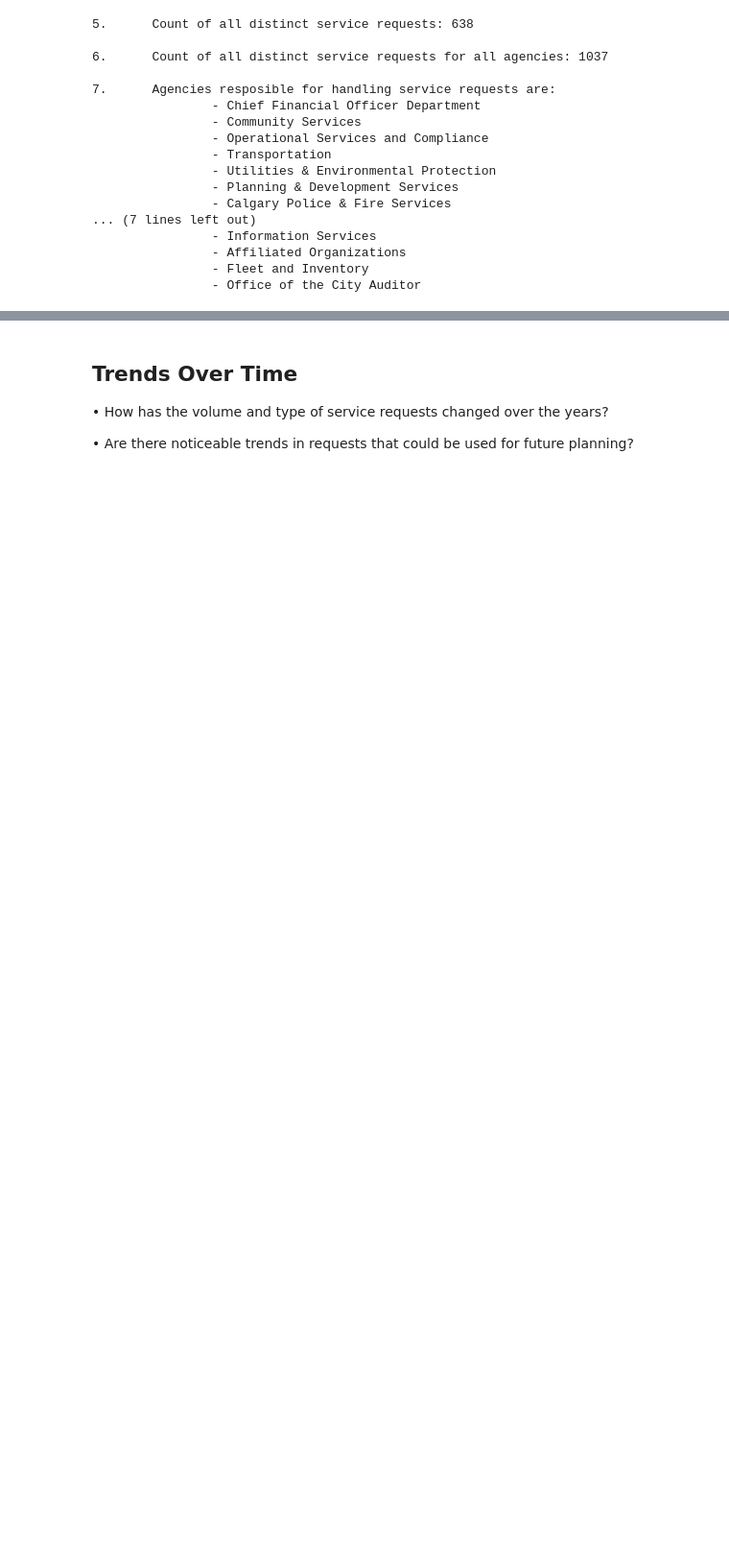
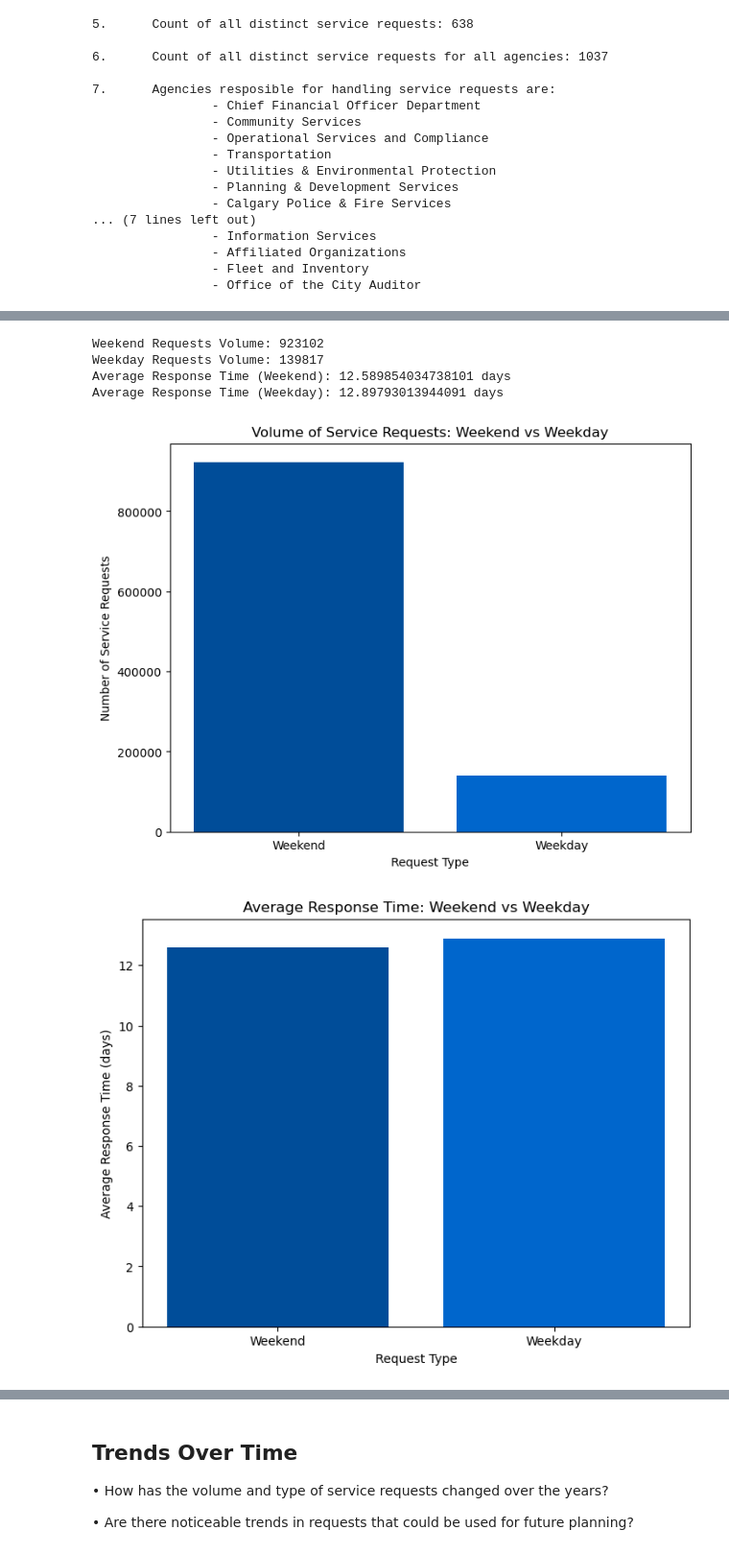
Before and after one commit to AnithaUofC/311ServiceRequests, a Jupyter notebook: 311DataWrangling.ipynb, the cells around one changed output, grey strips where cells are left out. Shown at 96% size. Cells and saved outputs as stored; diff of their text form; code cells hidden in the pictures; blank space fills up the shorter version.

```diff
--- a/311DataWrangling.ipynb
+++ b/311DataWrangling.ipynb
@@ -1149,0 +756,44 @@ print(weekend_trends)
+# %%
+# Separate weekend and weekday requests
+weekend_requests = df[df['is_weekend_request']]
+weekday_requests = df[~df['is_weekend_request']]
+
+# Calculate the volume of service requests for weekends and weekdays
+weekend_volume = weekend_requests.shape[0]
+weekday_volume = weekday_requests.shape[0]
+
+# Calculate the average response time for weekends and weekdays
+average_response_time_weekend = weekend_requests['response_time'].mean()
+average_response_time_weekday = weekday_requests['response_time'].mean()
+
+# Display the results
+print(f'Weekend Requests Volume: {weekend_volume}')
+print(f'Weekday Requests Volume: {weekday_volume}')
+print(f'Average Response Time (Weekend): {average_response_time_weekend} days')
+print(f'Average Response Time (Weekday): {average_response_time_weekday} days')
+
+# Plotting the volume of service requests
+volumes = [weekend_volume, weekday_volume]
+labels = ['Weekend', 'Weekday']
+plt.figure(figsize=(8, 6))
+plt.bar(labels, volumes, color=['#004D99', '#0066CC'])
+plt.xlabel('Request Type')
+plt.ylabel('Number of Service Requests')
+plt.title('Volume of Service Requests: Weekend vs Weekday')
+plt.show()
+
+# Plotting the average response time
+response_times = [average_response_time_weekend, average_response_time_weekday]
+plt.figure(figsize=(8, 6))
+plt.bar(labels, response_times, color=['#004D99', '#0066CC'])
+plt.xlabel('Request Type')
+plt.ylabel('Average Response Time (days)')
+plt.title('Average Response Time: Weekend vs Weekday')
+plt.show()
+# %% [output]
+Weekend Requests Volume: 923102
+Weekday Requests Volume: 139817
+Average Response Time (Weekend): 12.589854034738101 days
+Average Response Time (Weekday): 12.89793013944091 days
+[figure, added]
+[figure, added]
```
Also changed, not shown: parts of 37 cells of this notebook.
